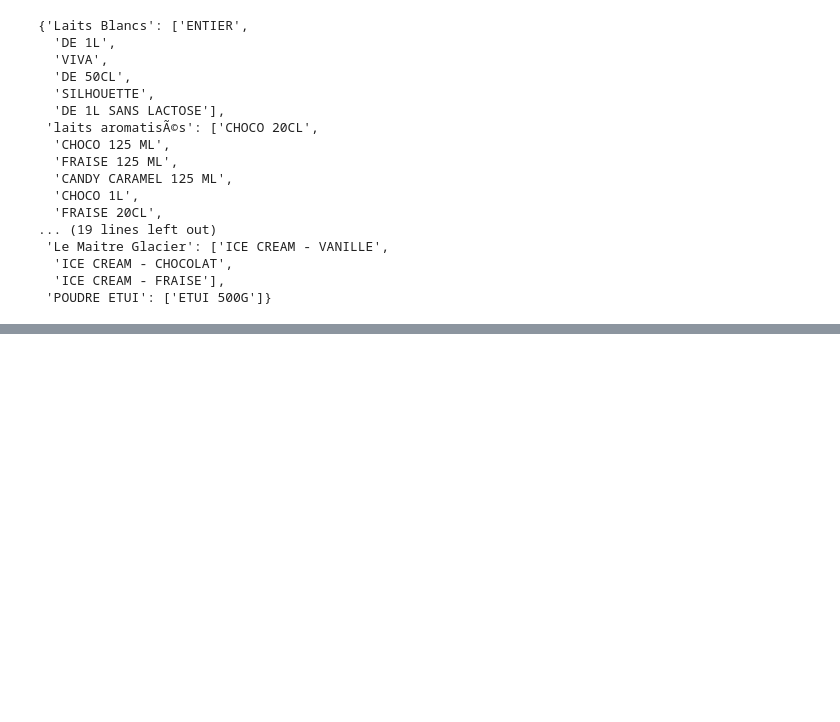
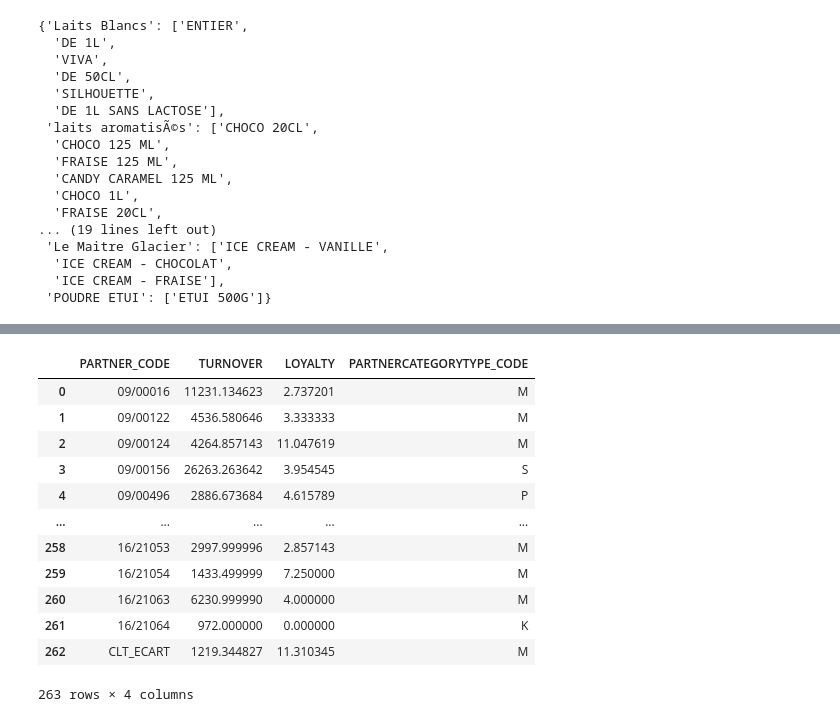
Before and after one commit to IsmailELY/Machine_Learning_for_Forecasting_Sales, a Jupyter notebook: More about regions.ipynb, the cells around one changed output, grey strips where cells are left out. Drawn from its saved outputs; the diff is of its cells as text; code cells hidden in the pictures; blank space fills up the shorter version.

```diff
--- a/More about regions.ipynb
+++ b/More about regions.ipynb
@@ -57,0 +70,5 @@ elementwise comparison failed; returning scalar instead, but in the future will
+# %%
+coord_dict = dict()
+for index in coord.index:
+    coord_dict[index] = (coord["LONGETUDE"][index],coord["LATITUDE"][index])
+coord_dict
@@ -226,0 +656,22 @@ Le Maitre Glacier  :
+# %%
+turnover = miniData.groupby(["GREGORIAN_DATE","PARTNER_CODE"]).sum().dropna().groupby("PARTNER_CODE").mean()["TURNOVER"]
+loyalty = miniData.drop_duplicates(["GREGORIAN_DATE","PARTNER_CODE"]).groupby("PARTNER_CODE").mean().dropna()["LOYALTY"]
+Class = miniData.drop_duplicates(["PARTNER_CODE","PARTNERCATEGORYTYPE_CODE"])[["PARTNER_CODE","PARTNERCATEGORYTYPE_CODE"]].set_index("PARTNER_CODE")
+df = pd.DataFrame([turnover,loyalty]).transpose()
+df["PARTNERCATEGORYTYPE_CODE"] = Class
+df=df.reset_index()
+df
+# %% [output]
+|  | PARTNER_CODE | TURNOVER | LOYALTY | PARTNERCATEGORYTYPE_CODE |
+| 0 | 09/00016 | 11231.134623 | 2.737201 | M |
+| 1 | 09/00122 | 4536.580646 | 3.333333 | M |
+| 2 | 09/00124 | 4264.857143 | 11.047619 | M |
+| 3 | 09/00156 | 26263.263642 | 3.954545 | S |
+| 4 | 09/00496 | 2886.673684 | 4.615789 | P |
+| ... | ... | ... | ... | ... |
+| 258 | 16/21053 | 2997.999996 | 2.857143 | M |
+| 259 | 16/21054 | 1433.499999 | 7.250000 | M |
+| 260 | 16/21063 | 6230.999990 | 4.000000 | M |
+| 261 | 16/21064 | 972.000000 | 0.000000 | K |
+| 262 | CLT_ECART | 1219.344827 | 11.310345 | M |
+263 rows × 4 columns
```
Also changed, not shown: parts of 48 cells of this notebook, 3 other files.
